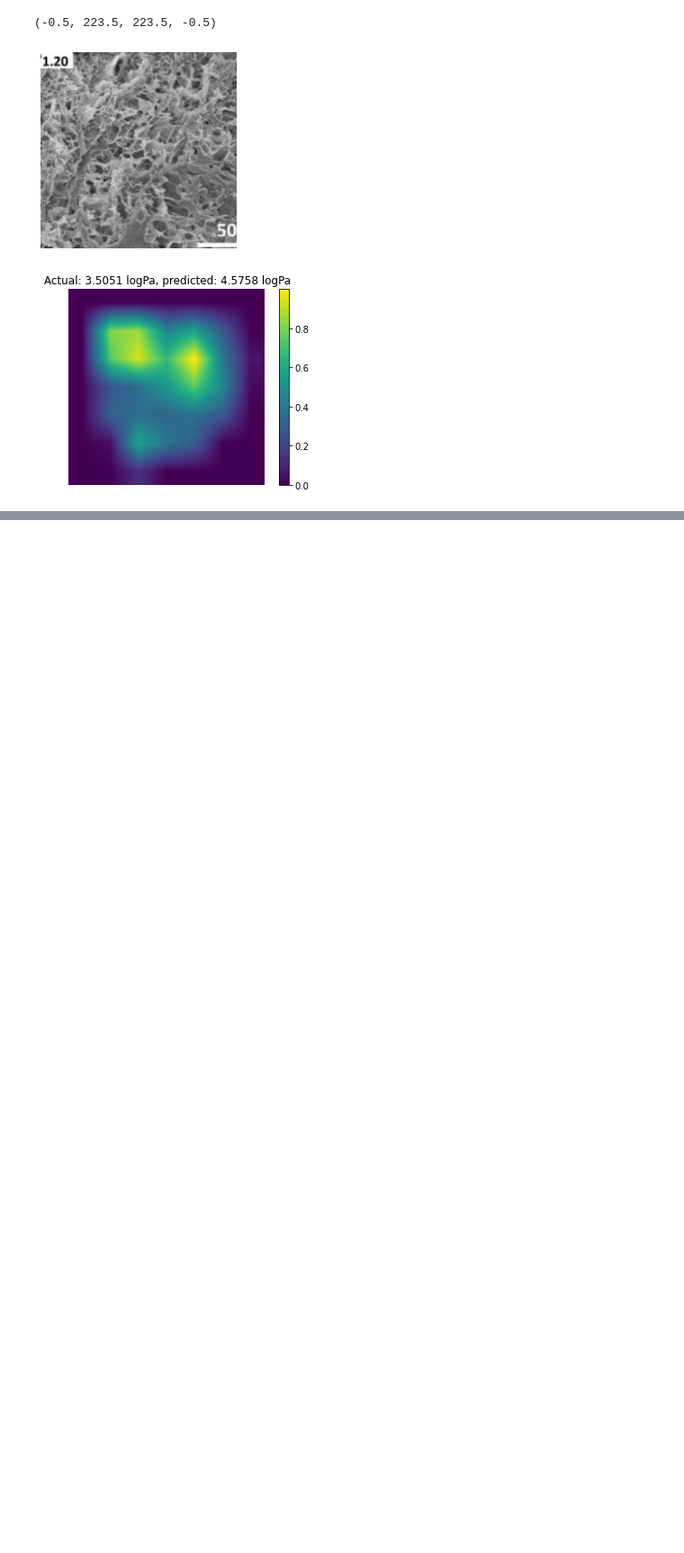
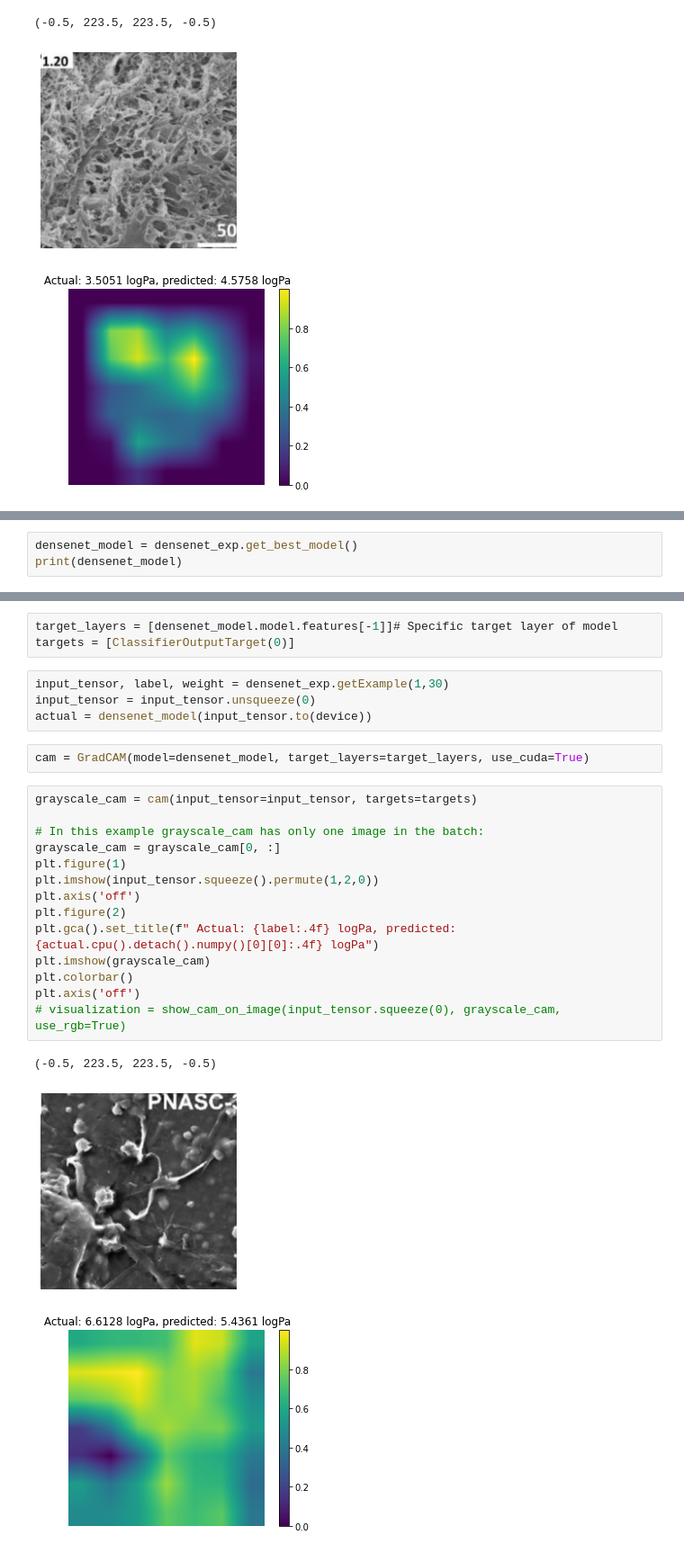
Before and after one commit to brandonho667/sempro-model, a Jupyter notebook: experiment_example.ipynb, the cells around one changed output, grey strips where cells are left out. Shown at 90% size. Cells and saved outputs as stored; diff of their text form; blank space fills up the shorter version.

Commit message:
Updated with more models

```diff
--- a/experiment_example.ipynb
+++ b/experiment_example.ipynb
@@ -150,0 +217,3 @@ plt.axis('off')
+# %%
+densenet_model = densenet_exp.get_best_model()
+print(densenet_model)
@@ -150,0 +243,27 @@ plt.axis('off')
+# %%
+target_layers = [densenet_model.model.features[-1]]# Specific target layer of model
+targets = [ClassifierOutputTarget(0)]
+# %%
+input_tensor, label, weight = densenet_exp.getExample(1,30)
+input_tensor = input_tensor.unsqueeze(0)
+actual = densenet_model(input_tensor.to(device))
+# %%
+cam = GradCAM(model=densenet_model, target_layers=target_layers, use_cuda=True)
+# %%
+grayscale_cam = cam(input_tensor=input_tensor, targets=targets)
+
+# In this example grayscale_cam has only one image in the batch:
+grayscale_cam = grayscale_cam[0, :]
+plt.figure(1)
+plt.imshow(input_tensor.squeeze().permute(1,2,0))
+plt.axis('off')
+plt.figure(2)
+plt.gca().set_title(f" Actual: {label:.4f} logPa, predicted: {actual.cpu().detach().numpy()[0][0]:.4f} logPa")
+plt.imshow(grayscale_cam)
+plt.colorbar()
+plt.axis('off')
+# visualization = show_cam_on_image(input_tensor.squeeze(0), grayscale_cam, use_rgb=True)
+# %% [output]
+(-0.5, 223.5, 223.5, -0.5)
+[figure, added]
+[figure, added]
```
Also changed, not shown: parts of 11 cells of this notebook, 3 other files.
